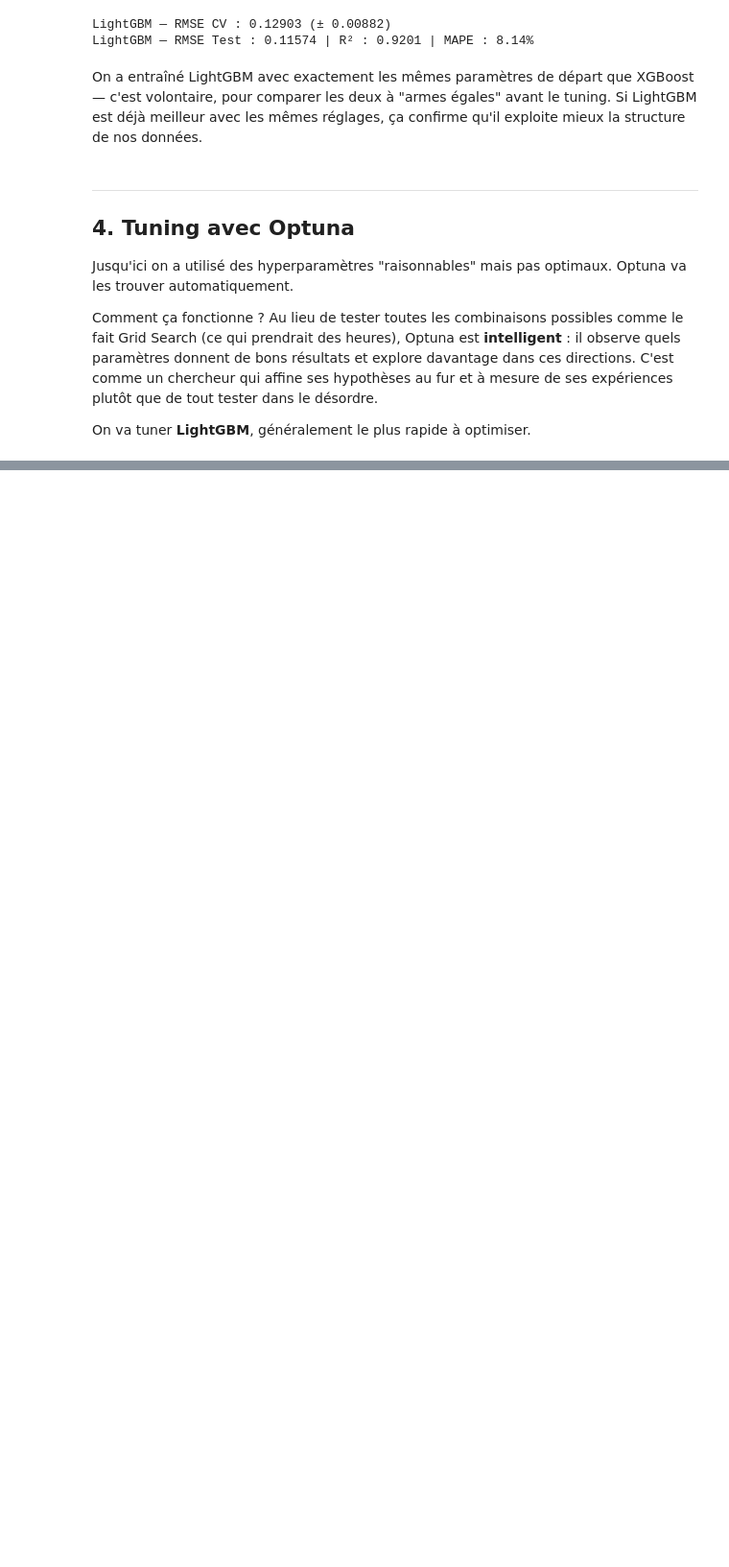
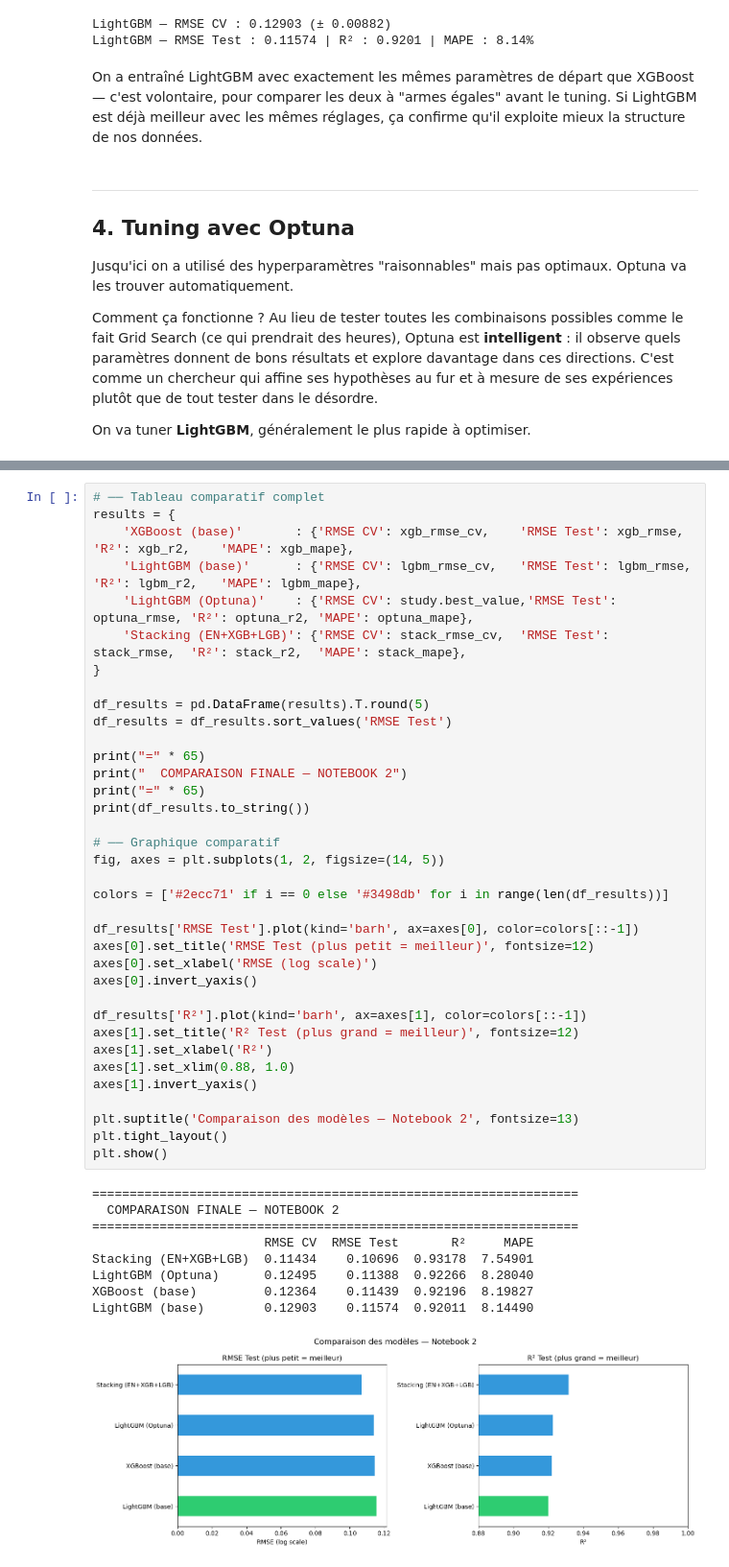
Before and after one commit to DeadlyTalha/ames-housing-eda-ml, a Jupyter notebook: Houses_Prices-Notebook2-boosting.ipynb, the cells around one changed output, grey strips where cells are left out. Shown at 96% size. Saved outputs shown, nothing was run; the diff lists cells and outputs as text; blank space fills up the shorter version.

```diff
--- a/Houses_Prices-Notebook2-boosting.ipynb
+++ b/Houses_Prices-Notebook2-boosting.ipynb
@@ -257,0 +354,46 @@ print(f"\n   RMSE CV optimisée : {study.best_value:.5f}")
+# %%
+# ── Tableau comparatif complet
+results = {
+    'XGBoost (base)'       : {'RMSE CV': xgb_rmse_cv,    'RMSE Test': xgb_rmse,    'R²': xgb_r2,    'MAPE': xgb_mape},
+    'LightGBM (base)'      : {'RMSE CV': lgbm_rmse_cv,   'RMSE Test': lgbm_rmse,   'R²': lgbm_r2,   'MAPE': lgbm_mape},
+    'LightGBM (Optuna)'    : {'RMSE CV': study.best_value,'RMSE Test': optuna_rmse, 'R²': optuna_r2, 'MAPE': optuna_mape},
+    'Stacking (EN+XGB+LGB)': {'RMSE CV': stack_rmse_cv,  'RMSE Test': stack_rmse,  'R²': stack_r2,  'MAPE': stack_mape},
+}
+
+df_results = pd.DataFrame(results).T.round(5)
+df_results = df_results.sort_values('RMSE Test')
+
+print("=" * 65)
+print("  COMPARAISON FINALE — NOTEBOOK 2")
+print("=" * 65)
+print(df_results.to_string())
+
+# ── Graphique comparatif
+fig, axes = plt.subplots(1, 2, figsize=(14, 5))
+
+colors = ['#2ecc71' if i == 0 else '#3498db' for i in range(len(df_results))]
+
+df_results['RMSE Test'].plot(kind='barh', ax=axes[0], color=colors[::-1])
+axes[0].set_title('RMSE Test (plus petit = meilleur)', fontsize=12)
+axes[0].set_xlabel('RMSE (log scale)')
+axes[0].invert_yaxis()
+
+df_results['R²'].plot(kind='barh', ax=axes[1], color=colors[::-1])
+axes[1].set_title('R² Test (plus grand = meilleur)', fontsize=12)
+axes[1].set_xlabel('R²')
+axes[1].set_xlim(0.88, 1.0)
+axes[1].invert_yaxis()
+
+plt.suptitle('Comparaison des modèles — Notebook 2', fontsize=13)
+plt.tight_layout()
+plt.show()
+# %% [output]
+=================================================================
+  COMPARAISON FINALE — NOTEBOOK 2
+=================================================================
+                       RMSE CV  RMSE Test       R²     MAPE
+Stacking (EN+XGB+LGB)  0.11434    0.10696  0.93178  7.54901
+LightGBM (Optuna)      0.12495    0.11388  0.92266  8.28040
+XGBoost (base)         0.12364    0.11439  0.92196  8.19827
+LightGBM (base)        0.12903    0.11574  0.92011  8.14490
+[figure, added]
```
Also changed, not shown: parts of 8 cells of this notebook.
